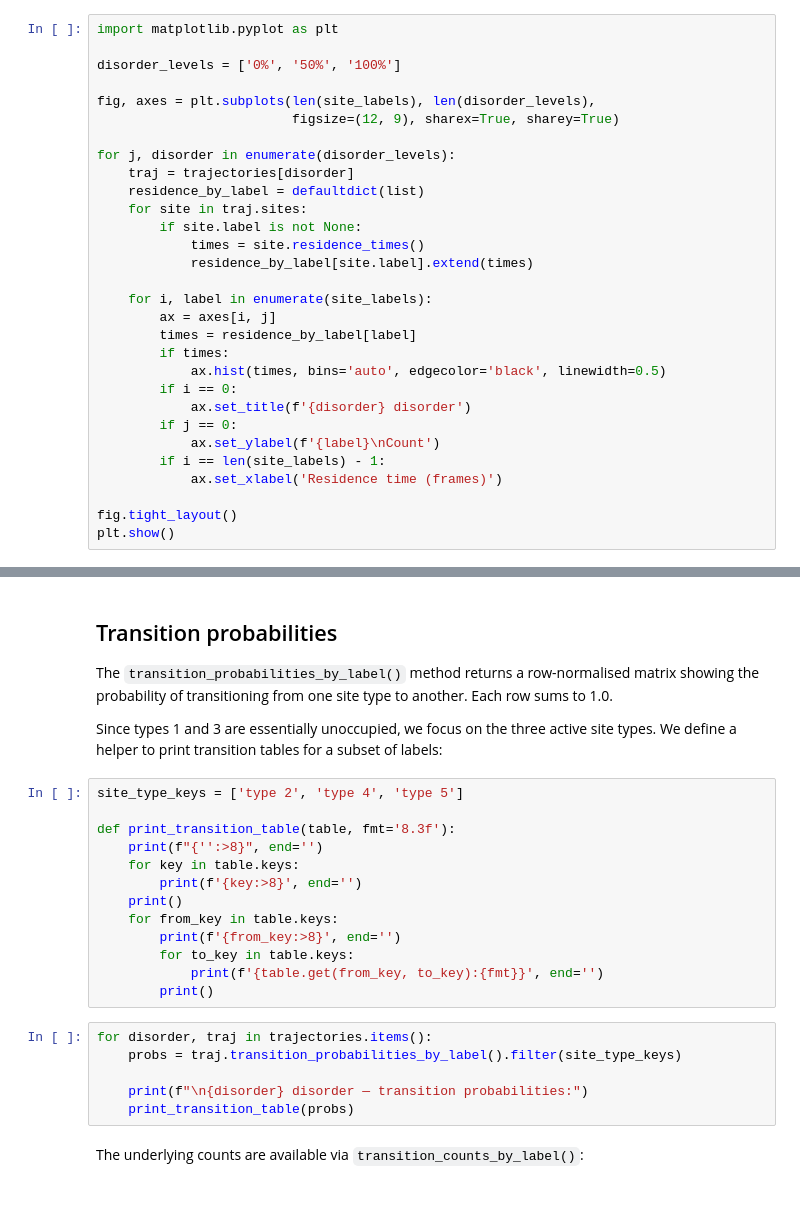
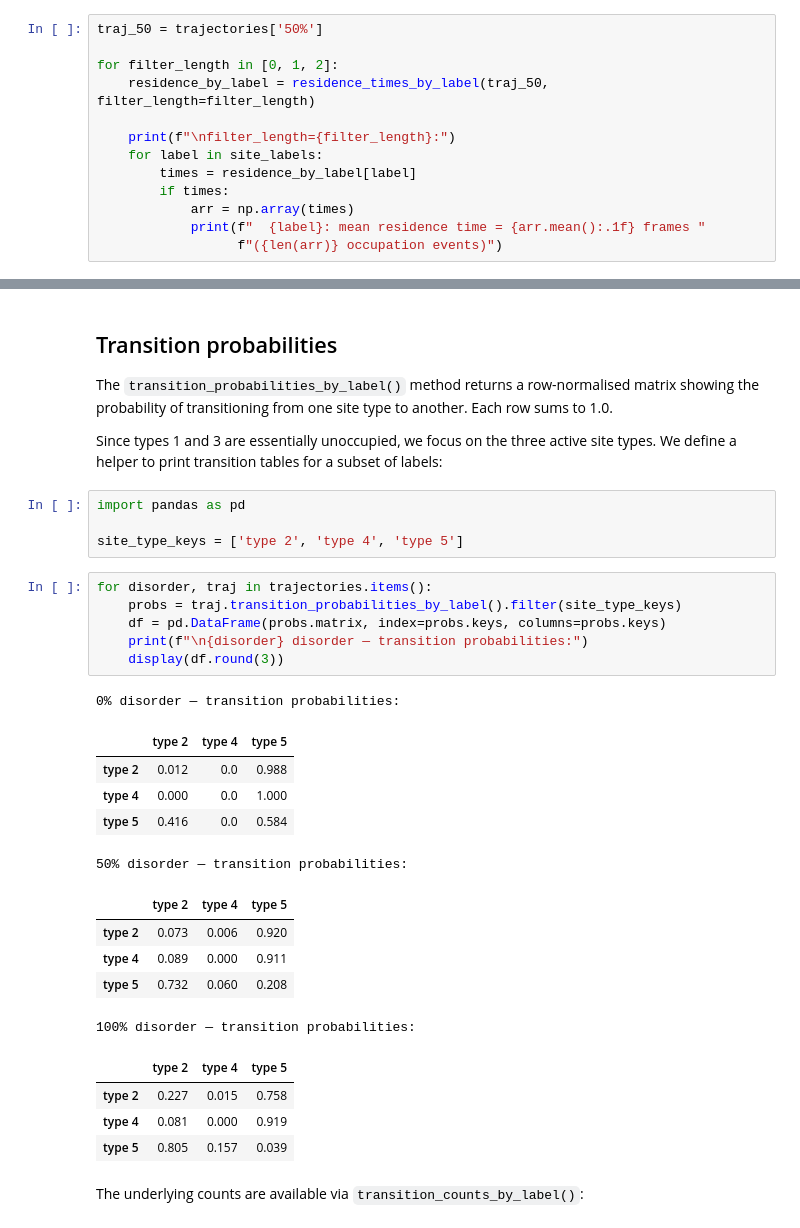
Before and after one commit to bjmorgan/site-analysis, a Jupyter notebook: tutorials/residence_times_and_transitions.ipynb, the cells around one changed output, grey strips where cells are left out. Saved outputs shown, nothing was run; the diff lists cells and outputs as text; blank space fills up the shorter version.

```diff
--- a/tutorials/residence_times_and_transitions.ipynb
+++ b/tutorials/residence_times_and_transitions.ipynb
@@ -145,30 +176,13 @@ for filter_length in [0, 1, 2]:
 # %%
-import matplotlib.pyplot as plt
+traj_50 = trajectories['50%']
 
-disorder_levels = ['0%', '50%', '100%']
+for filter_length in [0, 1, 2]:
+    residence_by_label = residence_times_by_label(traj_50, filter_length=filter_length)
 
-fig, axes = plt.subplots(len(site_labels), len(disorder_levels),
-                         figsize=(12, 9), sharex=True, sharey=True)
-
-for j, disorder in enumerate(disorder_levels):
-    traj = trajectories[disorder]
-    residence_by_label = defaultdict(list)
-    for site in traj.sites:
-        if site.label is not None:
-            times = site.residence_times()
-            residence_by_label[site.label].extend(times)
-
-    for i, label in enumerate(site_labels):
-        ax = axes[i, j]
+    print(f"\nfilter_length={filter_length}:")
+    for label in site_labels:
         times = residence_by_label[label]
         if times:
-            ax.hist(times, bins='auto', edgecolor='black', linewidth=0.5)
-        if i == 0:
-            ax.set_title(f'{disorder} disorder')
-        if j == 0:
-            ax.set_ylabel(f'{label}\nCount')
-        if i == len(site_labels) - 1:
-            ax.set_xlabel('Residence time (frames)')
-
-fig.tight_layout()
-plt.show()
+            arr = np.array(times)
+            print(f"  {label}: mean residence time = {arr.mean():.1f} frames "
+                  f"({len(arr)} occupation events)")
@@ -179,24 +208,31 @@ The `transition_probabilities_by_label()` method returns a row-normalised matrix
 
 Since types 1 and 3 are essentially unoccupied, we focus on the three active site types. We define a helper to print transition tables for a subset of labels:
 # %%
+import pandas as pd
+
 site_type_keys = ['type 2', 'type 4', 'type 5']
-
-def print_transition_table(table, fmt='8.3f'):
-    print(f"{'':>8}", end='')
-    for key in table.keys:
-        print(f'{key:>8}', end='')
-    print()
-    for from_key in table.keys:
-        print(f'{from_key:>8}', end='')
-        for to_key in table.keys:
-            print(f'{table.get(from_key, to_key):{fmt}}', end='')
-        print()
 # %%
 for disorder, traj in trajectories.items():
     probs = traj.transition_probabilities_by_label().filter(site_type_keys)
-
+    df = pd.DataFrame(probs.matrix, index=probs.keys, columns=probs.keys)
     print(f"\n{disorder} disorder — transition probabilities:")
-    print_transition_table(probs)
+    display(df.round(3))
+# %% [output]
+0% disorder — transition probabilities:
+|  | type 2 | type 4 | type 5 |
+| type 2 | 0.012 | 0.0 | 0.988 |
+| type 4 | 0.000 | 0.0 | 1.000 |
+| type 5 | 0.416 | 0.0 | 0.584 |
+50% disorder — transition probabilities:
+|  | type 2 | type 4 | type 5 |
+| type 2 | 0.073 | 0.006 | 0.920 |
+| type 4 | 0.089 | 0.000 | 0.911 |
+| type 5 | 0.732 | 0.060 | 0.208 |
+100% disorder — transition probabilities:
+|  | type 2 | type 4 | type 5 |
+| type 2 | 0.227 | 0.015 | 0.758 |
+| type 4 | 0.081 | 0.000 | 0.919 |
+| type 5 | 0.805 | 0.157 | 0.039 |
 # %% [markdown]
 The underlying counts are available via `transition_counts_by_label()`:
 # %%
```
Also changed, not shown: parts of 12 cells of this notebook, 3 other files.
